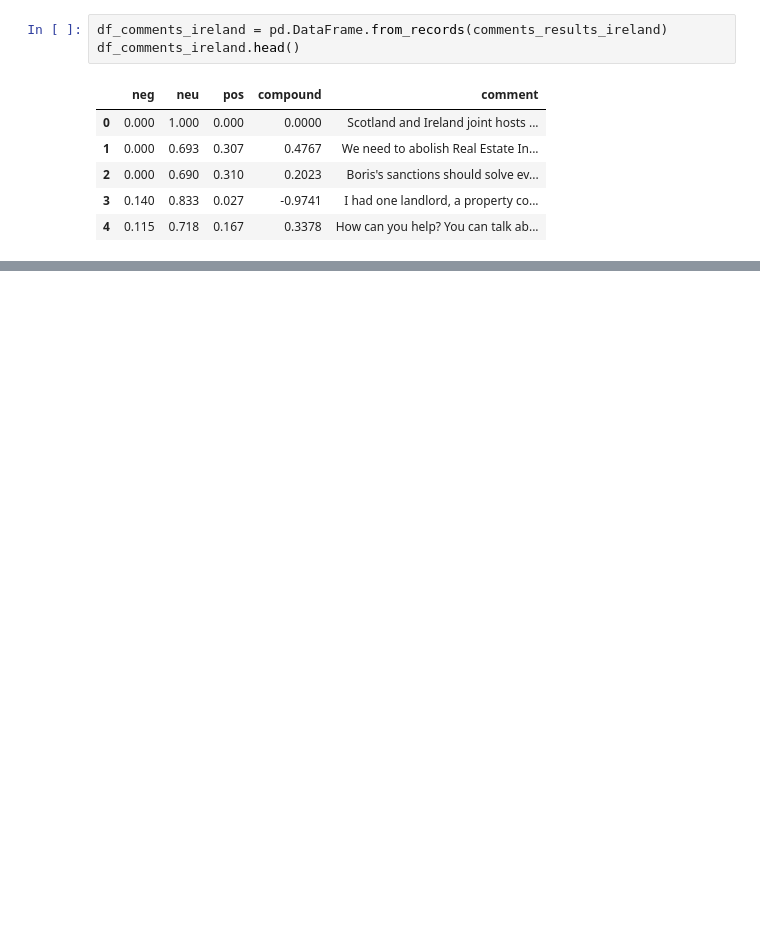
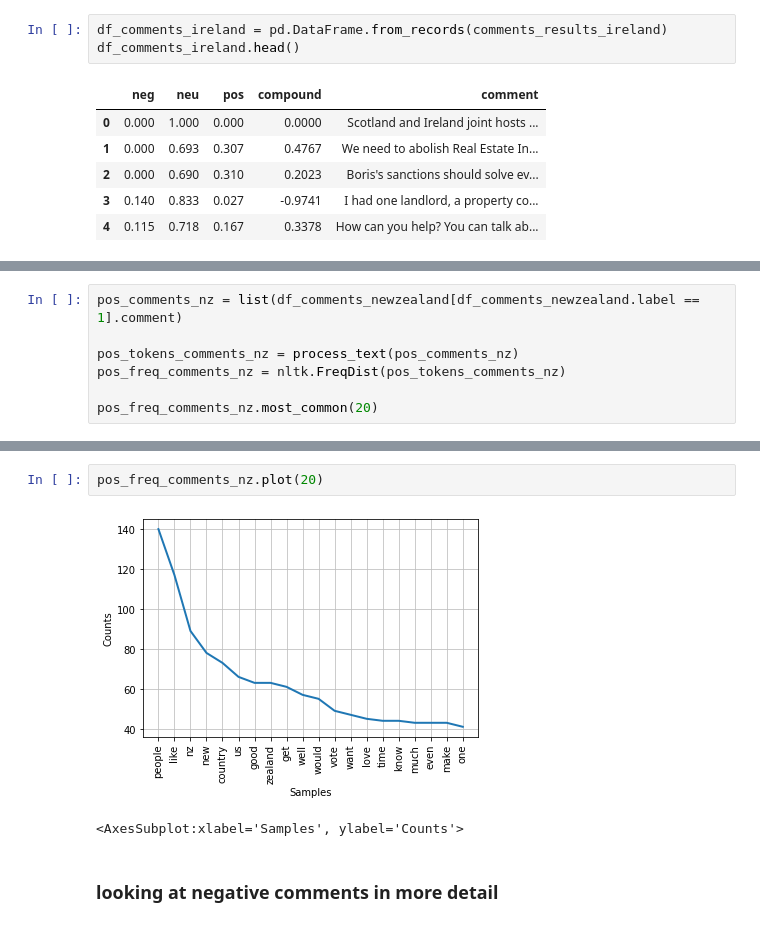
Before and after one commit to Gus1616/investigation_of_language_styles_reddit, a Jupyter notebook: 17350796_reddit_assignment_notebook.ipynb, the cells around one changed output, grey strips where cells are left out. Drawn from its saved outputs; the diff is of its cells as text; blank space fills up the shorter version.

```diff
--- a/17350796_reddit_assignment_notebook.ipynb
+++ b/17350796_reddit_assignment_notebook.ipynb
@@ -1096,0 +1152,7 @@ plt.show()
+# %%
+pos_comments_nz = list(df_comments_newzealand[df_comments_newzealand.label == 1].comment)
+
+pos_tokens_comments_nz = process_text(pos_comments_nz)
+pos_freq_comments_nz = nltk.FreqDist(pos_tokens_comments_nz)
+
+pos_freq_comments_nz.most_common(20)
@@ -1096,0 +1180,7 @@ plt.show()
+# %%
+pos_freq_comments_nz.plot(20)
+# %% [output]
+[figure, added]
+<AxesSubplot:xlabel='Samples', ylabel='Counts'>
+# %% [markdown]
+### looking at negative comments in more detail
```
Also changed, not shown: parts of 70 cells of this notebook.
